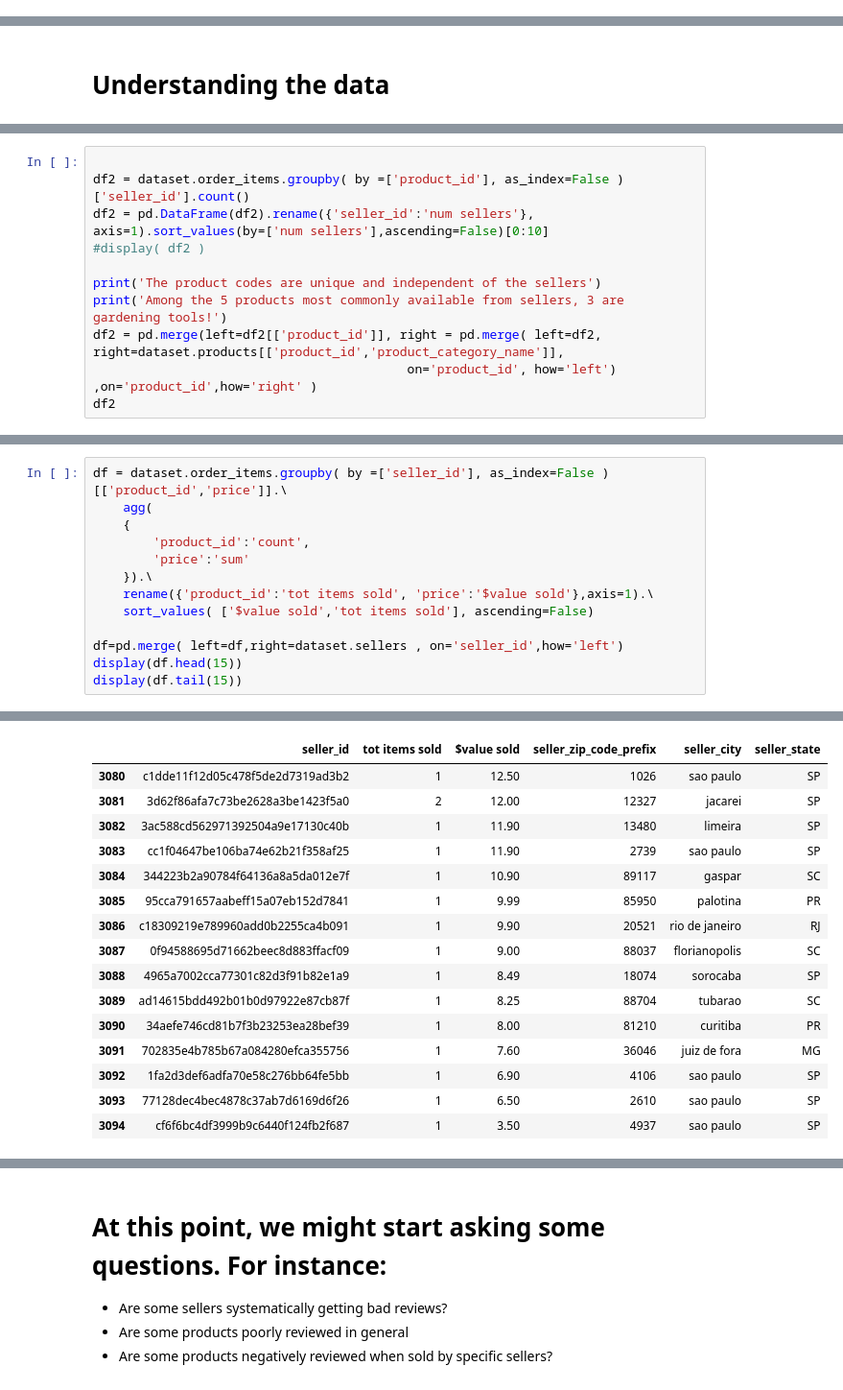
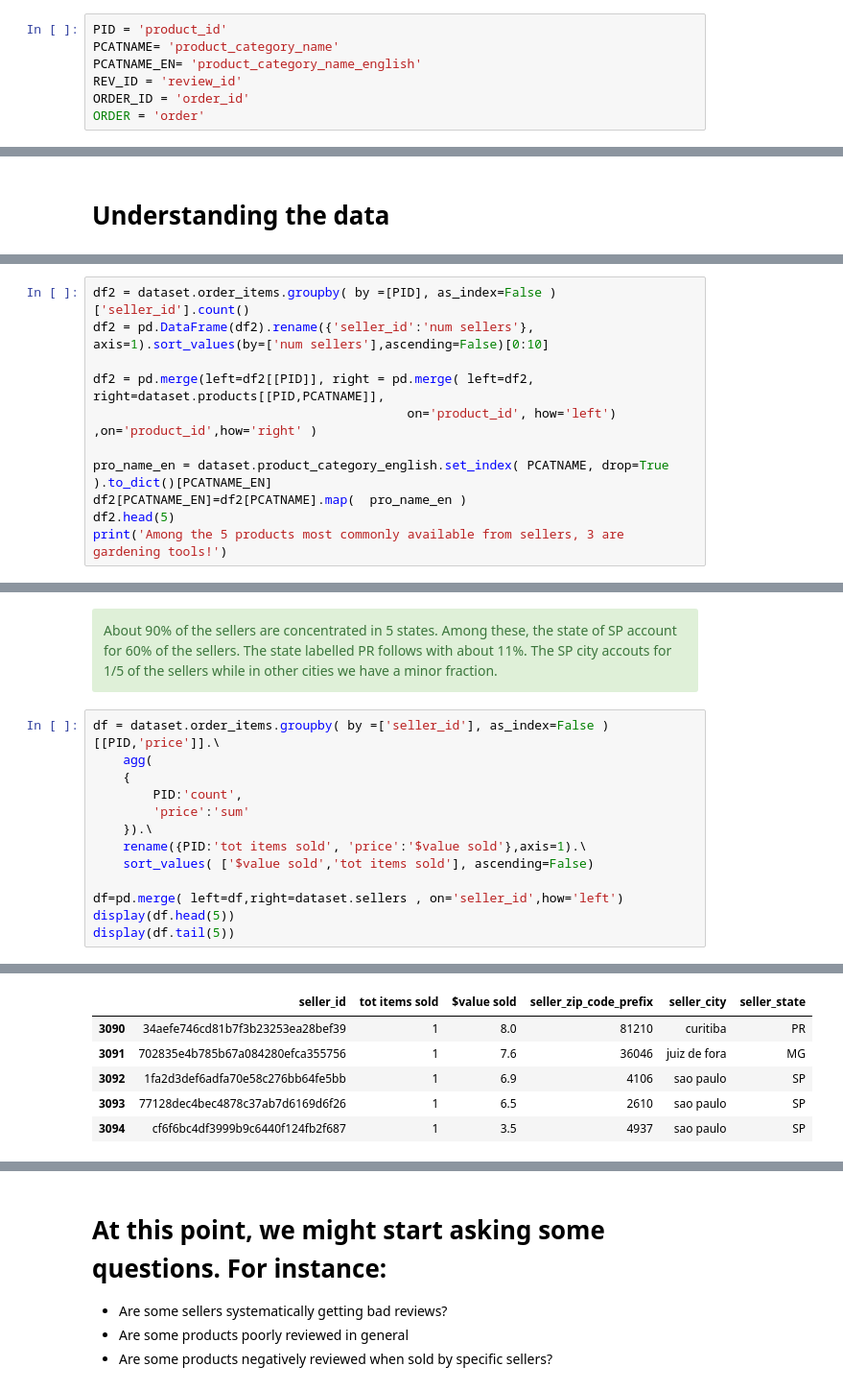
Before and after one commit to xavierbox/OlistAnalysis, a Jupyter notebook: 1.load_understand_data.ipynb, the cells around one changed output, grey strips where cells are left out. Shown: that part at 96% size. Saved outputs shown, nothing was run; the diff lists cells and outputs as text.

```diff
--- a/1.load_understand_data.ipynb
+++ b/1.load_understand_data.ipynb
@@ -43,3 +48,10 @@ from src.data.data_server import DataServer
+# %%
+PID = 'product_id'
+PCATNAME= 'product_category_name'
+PCATNAME_EN= 'product_category_name_english'
+REV_ID = 'review_id'
+ORDER_ID = 'order_id'
+ORDER = 'order'
 # %% [markdown]
 # Loading data
 # %%
@@ -215,12 +241,12 @@ Lets find out.
 # %%
+df2 = dataset.order_items.groupby( by =[PID], as_index=False )['seller_id'].count()
+df2 = pd.DataFrame(df2).rename({'seller_id':'num sellers'}, axis=1).sort_values(by=['num sellers'],ascending=False)[0:10]
 
-df2 = dataset.order_items.groupby( by =['product_id'], as_index=False )['seller_id'].count()
-df2 = pd.DataFrame(df2).rename({'seller_id':'num sellers'}, axis=1).sort_values(by=['num sellers'],ascending=False)[0:10]
-#display( df2 )
+df2 = pd.merge(left=df2[[PID]], right = pd.merge( left=df2, right=dataset.products[[PID,PCATNAME]],
+                                          on='product_id', how='left') ,on='product_id',how='right' )
 
-print('The product codes are unique and independent of the sellers')
+pro_name_en = dataset.product_category_english.set_index( PCATNAME, drop=True ).to_dict()[PCATNAME_EN]
+df2[PCATNAME_EN]=df2[PCATNAME].map(  pro_name_en )
+df2.head(5)
 print('Among the 5 products most commonly available from sellers, 3 are gardening tools!')
-df2 = pd.merge(left=df2[['product_id']], right = pd.merge( left=df2, right=dataset.products[['product_id','product_category_name']],
-                                          on='product_id', how='left') ,on='product_id',how='right' )
-df2
 # %% [output]
@@ -244,16 +295,22 @@ Among the 5 products most commonly available from sellers, 3 are gardening tools
+# %% [markdown]
+<div class="alert alert-success">
+ About 90% of the sellers are concentrated in 5 states. Among these, the state of SP account for 60% of the sellers.
+ The state labelled PR follows with about 11%. The SP city accouts for 1/5 of the sellers while in other cities we
+ have a minor fraction.
+</div>
 # %%
-df = dataset.order_items.groupby( by =['seller_id'], as_index=False )[['product_id','price']].\
+df = dataset.order_items.groupby( by =['seller_id'], as_index=False )[[PID,'price']].\
     agg(
     {
-        'product_id':'count',
+        PID:'count',
         'price':'sum'
     }).\
-    rename({'product_id':'tot items sold', 'price':'$value sold'},axis=1).\
+    rename({PID:'tot items sold', 'price':'$value sold'},axis=1).\
     sort_values( ['$value sold','tot items sold'], ascending=False)
 
 df=pd.merge( left=df,right=dataset.sellers , on='seller_id',how='left')
-display(df.head(15))
-display(df.tail(15))
+display(df.head(5))
+display(df.tail(5))
 # %% [output]
 |  | seller_id | tot items sold | $value sold | seller_zip_code_prefix | seller_city | seller_state |
 | 0 | 4869f7a5dfa277a7dca6462dcf3b52b2 | 1156 | 229472.63 | 14840 | guariba | SP |
@@ -274,16 +321,6 @@ display(df.tail(15))
 |  | seller_id | tot items sold | $value sold | seller_zip_code_prefix | seller_city | seller_state |
-| 3080 | c1dde11f12d05c478f5de2d7319ad3b2 | 1 | 12.50 | 1026 | sao paulo | SP |
-| 3081 | 3d62f86afa7c73be2628a3be1423f5a0 | 2 | 12.00 | 12327 | jacarei | SP |
-| 3082 | 3ac588cd562971392504a9e17130c40b | 1 | 11.90 | 13480 | limeira | SP |
-| 3083 | cc1f04647be106ba74e62b21f358af25 | 1 | 11.90 | 2739 | sao paulo | SP |
-| 3084 | 344223b2a90784f64136a8a5da012e7f | 1 | 10.90 | 89117 | gaspar | SC |
-| 3085 | 95cca791657aabeff15a07eb152d7841 | 1 | 9.99 | 85950 | palotina | PR |
-| 3086 | c18309219e789960add0b2255ca4b091 | 1 | 9.90 | 20521 | rio de janeiro | RJ |
-| 3087 | 0f94588695d71662beec8d883ffacf09 | 1 | 9.00 | 88037 | florianopolis | SC |
-| 3088 | 4965a7002cca77301c82d3f91b82e1a9 | 1 | 8.49 | 18074 | sorocaba | SP |
-| 3089 | ad14615bdd492b01b0d97922e87cb87f | 1 | 8.25 | 88704 | tubarao | SC |
-| 3090 | 34aefe746cd81b7f3b23253ea28bef39 | 1 | 8.00 | 81210 | curitiba | PR |
-| 3091 | 702835e4b785b67a084280efca355756 | 1 | 7.60 | 36046 | juiz de fora | MG |
-| 3092 | 1fa2d3def6adfa70e58c276bb64fe5bb | 1 | 6.90 | 4106 | sao paulo | SP |
-| 3093 | 77128dec4bec4878c37ab7d6169d6f26 | 1 | 6.50 | 2610 | sao paulo | SP |
-| 3094 | cf6f6bc4df3999b9c6440f124fb2f687 | 1 | 3.50 | 4937 | sao paulo | SP |
+| 3090 | 34aefe746cd81b7f3b23253ea28bef39 | 1 | 8.0 | 81210 | curitiba | PR |
+| 3091 | 702835e4b785b67a084280efca355756 | 1 | 7.6 | 36046 | juiz de fora | MG |
+| 3092 | 1fa2d3def6adfa70e58c276bb64fe5bb | 1 | 6.9 | 4106 | sao paulo | SP |
+| 3093 | 77128dec4bec4878c37ab7d6169d6f26 | 1 | 6.5 | 2610 | sao paulo | SP |
+| 3094 | cf6f6bc4df3999b9c6440f124fb2f687 | 1 | 3.5 | 4937 | sao paulo | SP |
```
Also changed, not shown: parts of 27 cells of this notebook, 3 other files.
